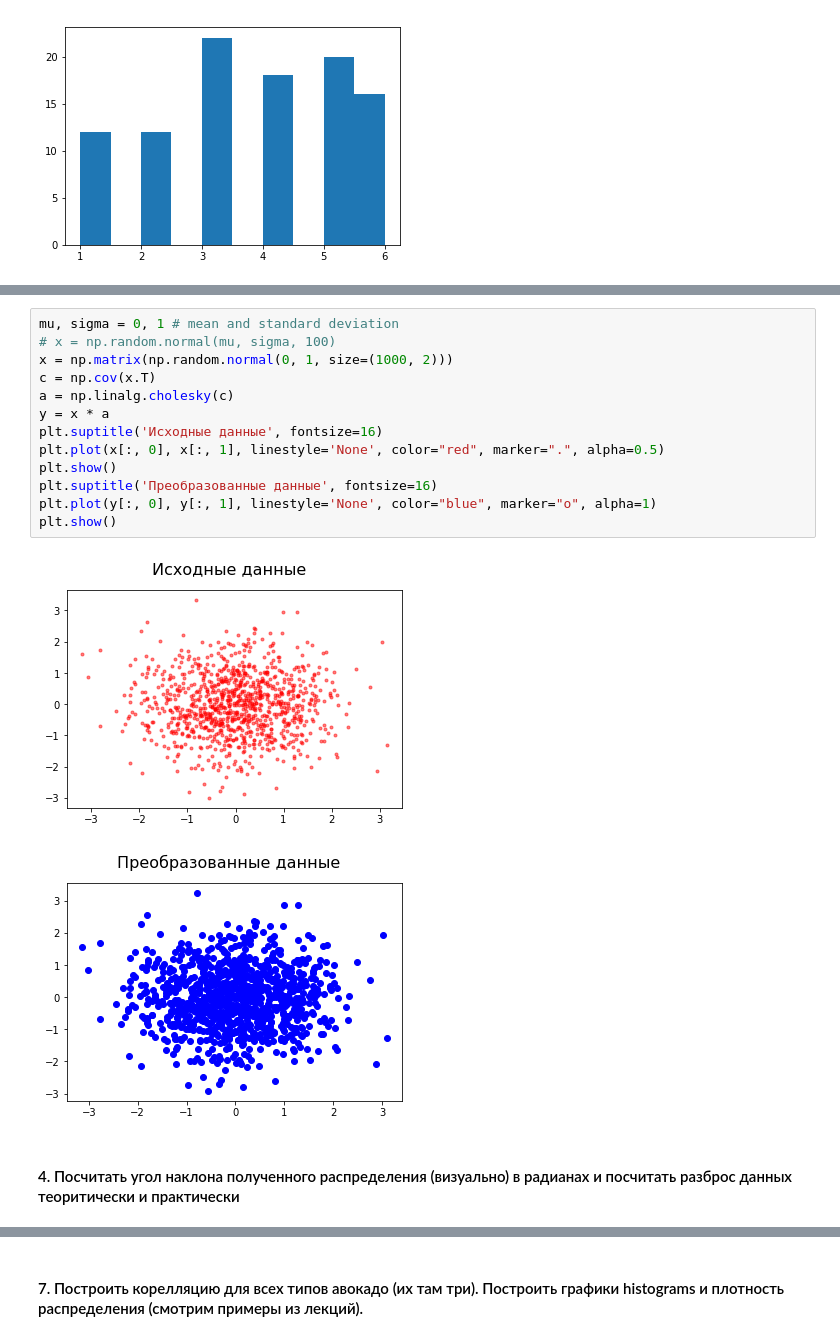
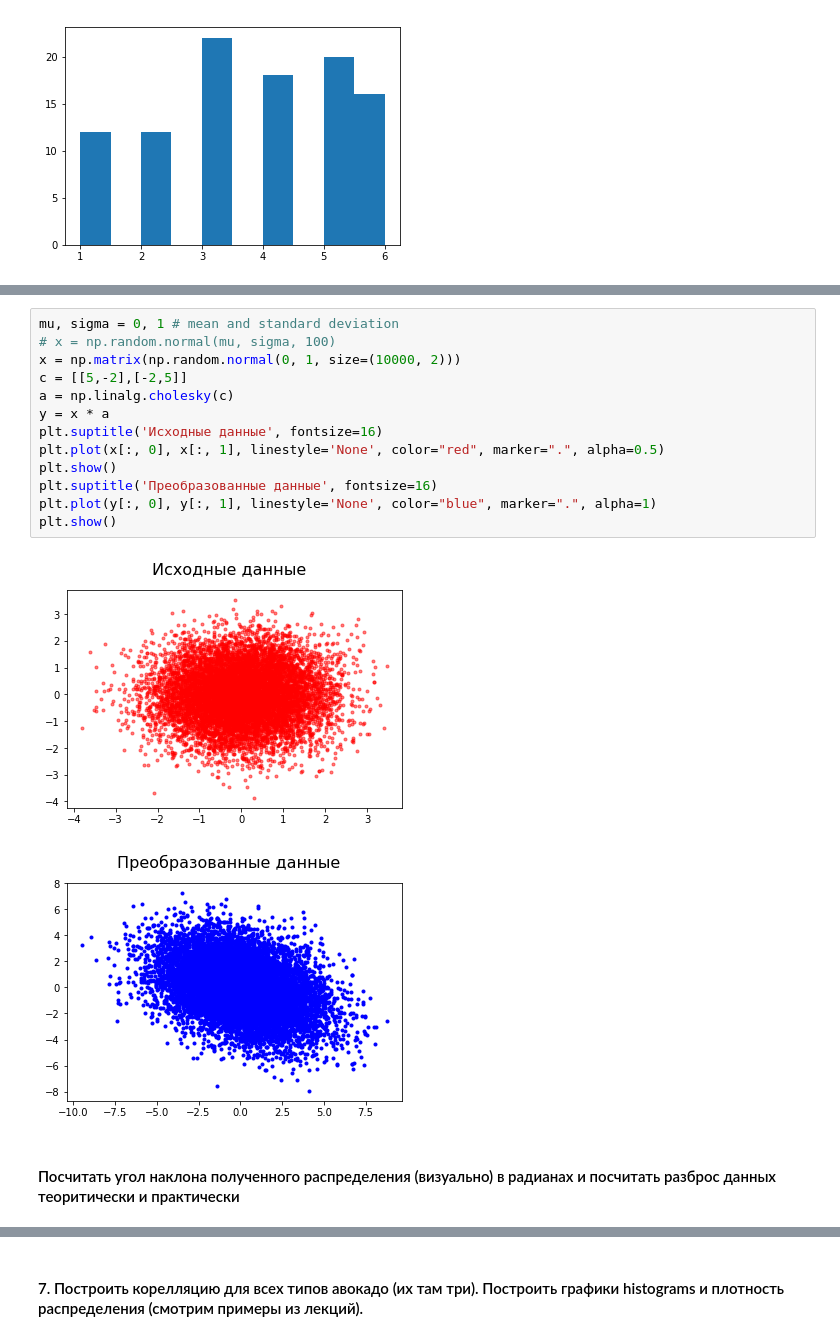
Before and after one commit to kgitt/DATA_ANALYTICS, a Jupyter notebook: python_9 (--).ipynb, the cells around one changed output, grey strips where cells are left out. Saved outputs shown, nothing was run; the diff lists cells and outputs as text.

```diff
--- a/python_9 (--).ipynb
+++ b/python_9 (--).ipynb
@@ -66,19 +66,19 @@ plt.plot(Y[0,:], Y[1,:], 'b.')
 # %%
 mu, sigma = 0, 1 # mean and standard deviation
 # x = np.random.normal(mu, sigma, 100)
-x = np.matrix(np.random.normal(0, 1, size=(1000, 2)))
-c = np.cov(x.T)
+x = np.matrix(np.random.normal(0, 1, size=(10000, 2)))
+c = [[5,-2],[-2,5]]
 a = np.linalg.cholesky(c)
 y = x * a
 plt.suptitle('Исходные данные', fontsize=16)
 plt.plot(x[:, 0], x[:, 1], linestyle='None', color="red", marker=".", alpha=0.5)
 plt.show()
 plt.suptitle('Преобразованные данные', fontsize=16)
-plt.plot(y[:, 0], y[:, 1], linestyle='None', color="blue", marker="o", alpha=1)
+plt.plot(y[:, 0], y[:, 1], linestyle='None', color="blue", marker=".", alpha=1)
 plt.show()
 # %% [output]
-[figure, old version]
+[figure, new version]
-[figure, old version]
+[figure, new version]
 # %% [markdown]
-#### 4. Посчитать угол наклона полученного распределения (визуально) в радианах и посчитать разброс данных теоритически и практически
+#### Посчитать угол наклона полученного распределения (визуально) в радианах и посчитать разброс данных теоритически и практически
 # %%
```
Also changed, not shown: parts of 13 cells of this notebook.
